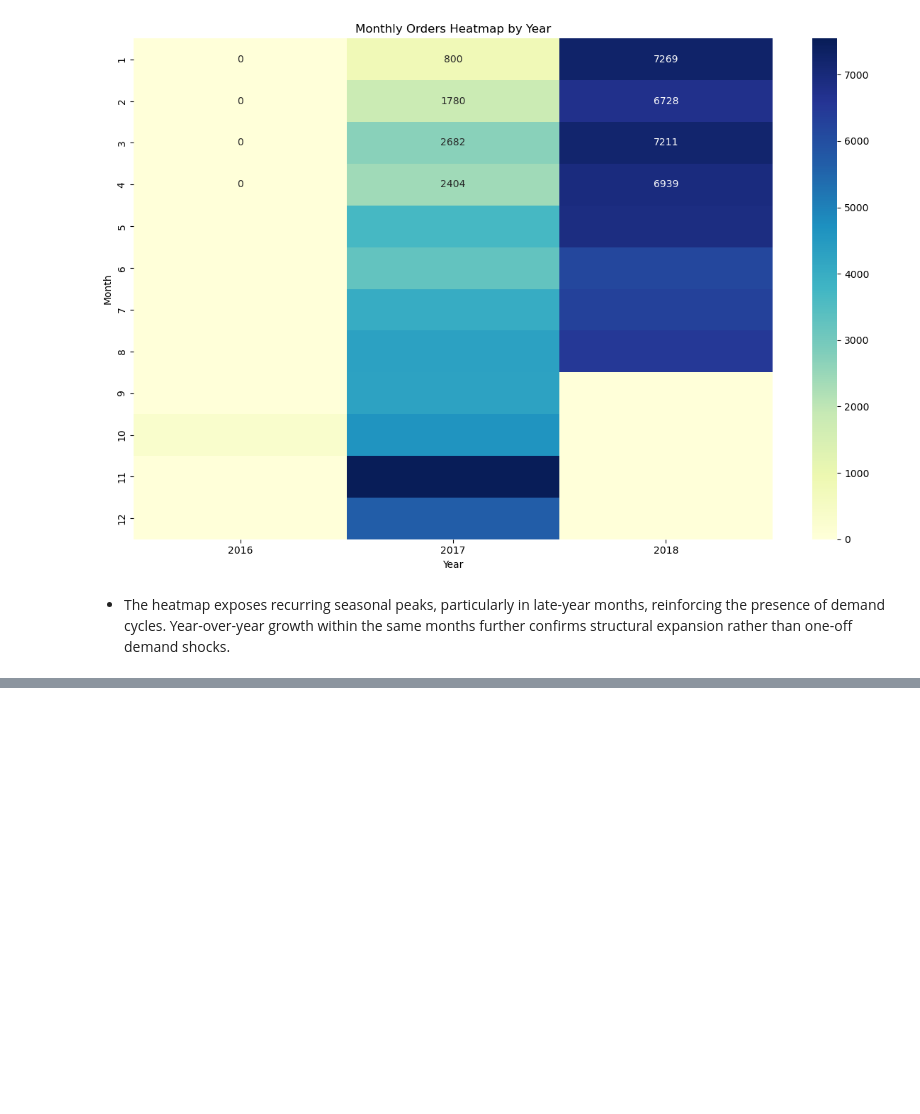
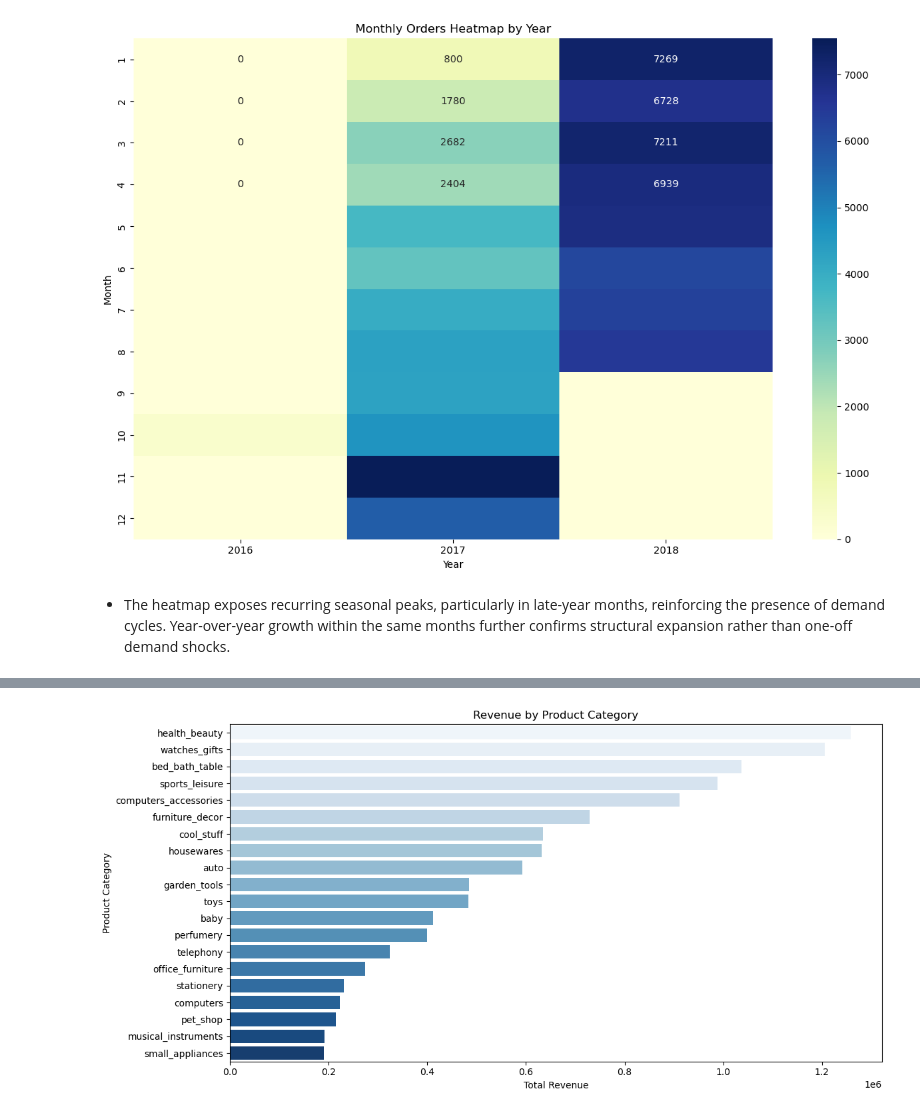
Before and after one commit to DonnahM/E-commerce_performance_insights, a Jupyter notebook: Customer_behavior_trends.ipynb, the cells around one changed output, grey strips where cells are left out. Saved outputs shown, nothing was run; the diff lists cells and outputs as text; code cells hidden in the pictures; blank space fills up the shorter version.

Commit message:
"Product and  profit margin analysis"

```diff
--- a/Customer_behavior_trends.ipynb
+++ b/Customer_behavior_trends.ipynb
@@ -925,0 +930,26 @@ plt.show()
+# %%
+# Revenue by Product Category
+revenue_by_category = pd.read_sql("""
+SELECT
+    ct.product_category_name_english AS product_category,
+    ROUND(SUM(oi.price), 2) AS total_revenue
+FROM order_items oi
+JOIN products p
+    ON oi.product_id = p.product_id
+LEFT JOIN category_translation ct
+    ON p.product_category_name = ct.product_category_name
+GROUP BY ct.product_category_name_english
+ORDER BY total_revenue DESC
+LIMIT 20;
+""", conn)
+# %%
+# Plot a bar chart of revenue by product category
+plt.figure(figsize=(12,6))
+sns.barplot(x='total_revenue', y='product_category', data=revenue_by_category, palette='Blues')
+plt.title('Revenue by Product Category')
+plt.xlabel('Total Revenue')
+plt.ylabel('Product Category')
+plt.tight_layout()
+plt.show()
+# %% [output]
+[figure, added]
```
Also changed, not shown: parts of 5 cells of this notebook.
